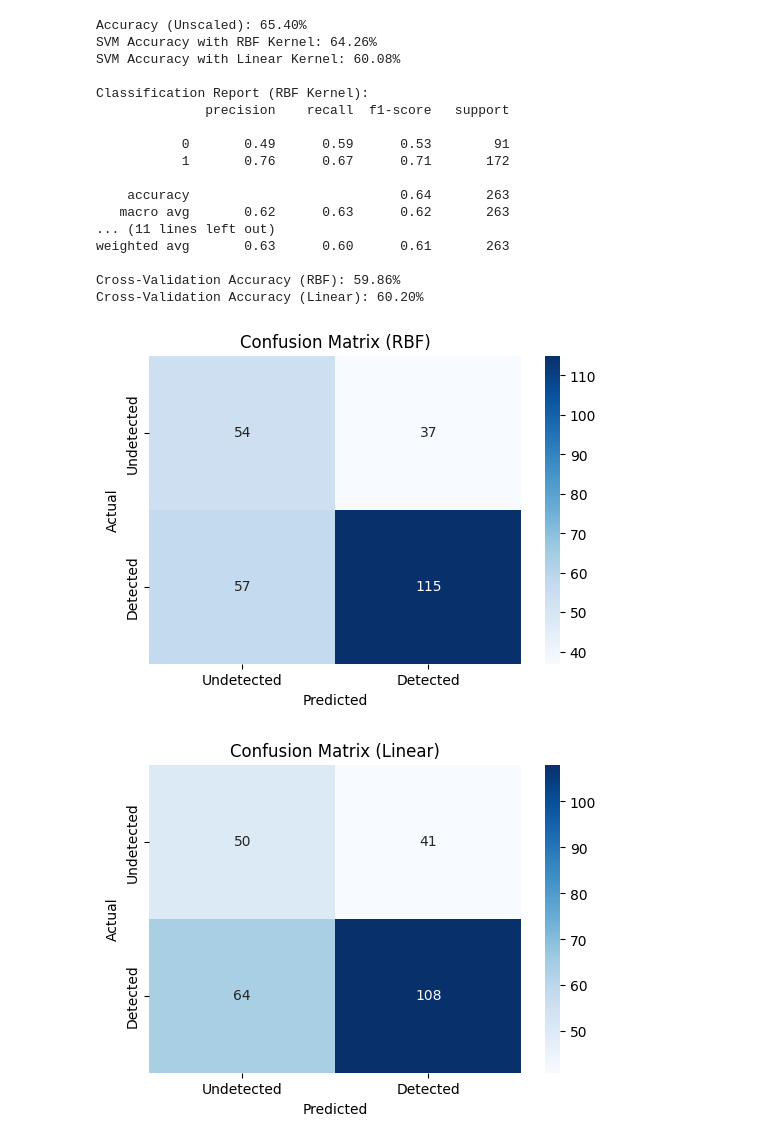
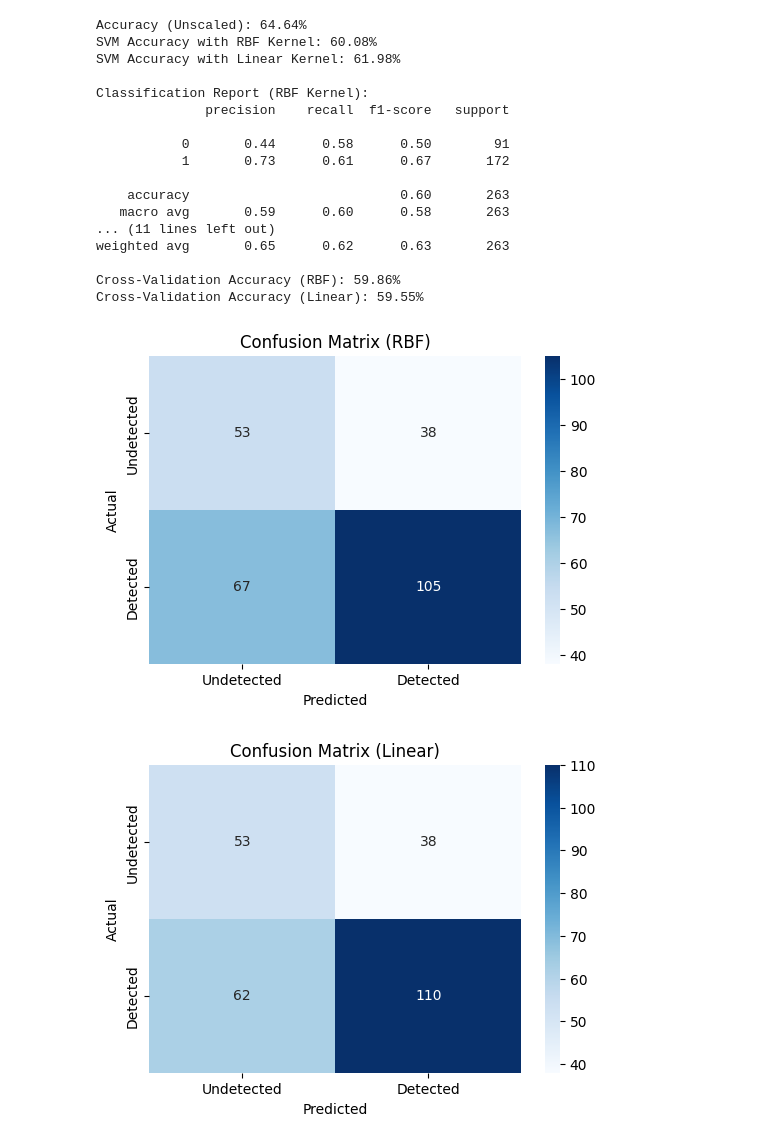
Before and after one commit to github-cweehy/Lung-Cancer-Detection-ML, a Jupyter notebook: lungcancer.ipynb, the cells around one changed output. Saved outputs shown, nothing was run; the diff lists cells and outputs as text; code cells hidden in the pictures.

```diff
--- a/lungcancer.ipynb
+++ b/lungcancer.ipynb
@@ -32,6 +37,8 @@ train['LUNG_CANCER'] = train['LUNG_CANCER'].map({'NO':0, 'YES':1})
 train['CHRONIC_FATIGUE'] = train['CHRONIC DISEASE'] + train['FATIGUE']
 train['COUGH_BREATH'] = train['COUGHING'] + train['SHORTNESS OF BREATH']
 
+train = train.drop(['GENDER', 'ALLERGY', 'PEER_PRESSURE'], axis=1)
+
 # Preview
 train.head()
 # %% [output]
@@ -44,15 +51,22 @@ train.head()
 # %%
 # Split dataset - Seprate features and target
-X = train.drop(['LUNG_CANCER', 'ALLERGY'], axis=1)
+X = train.drop(['LUNG_CANCER'], axis=1)
 y = train['LUNG_CANCER']
 
 # Fill missing values with mean
 imputer = SimpleImputer(strategy='mean')
-X_imputed = imputer.fit_transform(X)
+X = imputer.fit_transform(X)
+
+# Standardize the features
+scaler = StandardScaler()
+X = scaler.fit_transform(X)
+
+original_columns = train.drop(['LUNG_CANCER'], axis=1).columns
+X = pd.DataFrame(X, columns=original_columns)
 
 # Split into train/test sets (70% train, 30% test)
 X_train, X_test, y_train, y_test = train_test_split(
-    X_imputed,
+    X,
     y,
     test_size=0.3,
     stratify=y,
@@ -156,7 +189,8 @@ svm = SVC(
     C=1.0,
     gamma='scale',
     random_state=42,
-    class_weight='balanced'
+    class_weight='balanced',
+    probability=True
 )
 svm.fit(X_train_scaled, y_train)
 
@@ -164,7 +198,8 @@ svm.fit(X_train_scaled, y_train)
 svm_linear = SVC(
     kernel='linear',
     C=1.0,
-    class_weight='balanced'
+    class_weight='balanced',
+    probability=True
 )
 svm_linear.fit(X_train_scaled, y_train)
 
@@ -228,41 +263,64 @@ def plot_decision_boundary():
     svm_pca = SVC(kernel='linear', C=1.0)
     svm_pca.fit(X_pca, y_train)
 
     # Predict on grid
     Z = svm_pca.predict(np.c_[xx.ravel(), yy.ravel()])
     Z = Z.reshape(xx.shape)
 
     # Plot
     plt.figure(figsize=(10, 6))
     plt.contourf(xx, yy, Z, alpha=0.4, cmap='coolwarm')
     plt.scatter(X_pca[:, 0], X_pca[:, 1], c=y_train, cmap='coolwarm', edgecolors='k')
     plt.scatter(svm_pca.support_vectors_[:, 0],
                 svm_pca.support_vectors_[:, 1],
                 s=100, facecolors='none', edgecolors='k', label='Support Vectors')
     plt.title('SVM Decision Boundary with Support Vectors (PCA-reduced)')
     plt.xlabel('Principal Component 1')
     plt.ylabel('Principal Component 2')
     plt.legend()
     plt.show()
 
 plot_decision_boundary()
+
+# Get predicted probabilities for class 1 (detected)
+svm_prob = svm.predict_proba(X_test_scaled)[:, 1]
+svm_linear_prob = svm_linear.predict_proba(X_test_scaled)[:, 1]
+
+# Calculate ROC Curve and AUC
+fpr_rbf, tpr_rbf, _ = roc_curve(y_test, svm_prob)
+auc_rbf = auc(fpr_rbf, tpr_rbf)
+
+fpr_linear, tpr_linear, _ = roc_curve(y_test, svm_linear_prob)
+auc_linear = auc(fpr_linear, tpr_linear)
+
+# Plot both ROC curves
+plt.figure(figsize=(8, 6))
+plt.plot(fpr_rbf, tpr_rbf, label=f'SVM RBF (AUC = {auc_rbf:.2f})')
+plt.plot(fpr_linear, tpr_linear, label=f'SVM Linear (AUC = {auc_linear:.2f})')
+plt.plot([0, 1], [0, 1], 'k--', label='Random Classifier')
+plt.xlabel('False Positive Rate')
+plt.ylabel('True Positive Rate')
+plt.title('ROC Curve - SVM Models')
+plt.legend(loc='lower right')
+plt.grid(True)
+plt.show()
 # %% [output]
-Accuracy (Unscaled): 65.40%
-SVM Accuracy with RBF Kernel: 64.26%
-SVM Accuracy with Linear Kernel: 60.08%
+Accuracy (Unscaled): 64.64%
+SVM Accuracy with RBF Kernel: 60.08%
+SVM Accuracy with Linear Kernel: 61.98%
 
 Classification Report (RBF Kernel):
               precision    recall  f1-score   support
 
-           0       0.49      0.59      0.53        91
-           1       0.76      0.67      0.71       172
+           0       0.44      0.58      0.50        91
+           1       0.73      0.61      0.67       172
 
-    accuracy                           0.64       263
-   macro avg       0.62      0.63      0.62       263
+    accuracy                           0.60       263
+   macro avg       0.59      0.60      0.58       263
 ... (11 lines left out)
-weighted avg       0.63      0.60      0.61       263
+weighted avg       0.65      0.62      0.63       263
 
 Cross-Validation Accuracy (RBF): 59.86%
-Cross-Validation Accuracy (Linear): 60.20%
+Cross-Validation Accuracy (Linear): 59.55%
-[figure, old version]
+[figure, new version]
-[figure, old version]
+[figure, new version]
```
Also changed, not shown: parts of 8 cells of this notebook.
